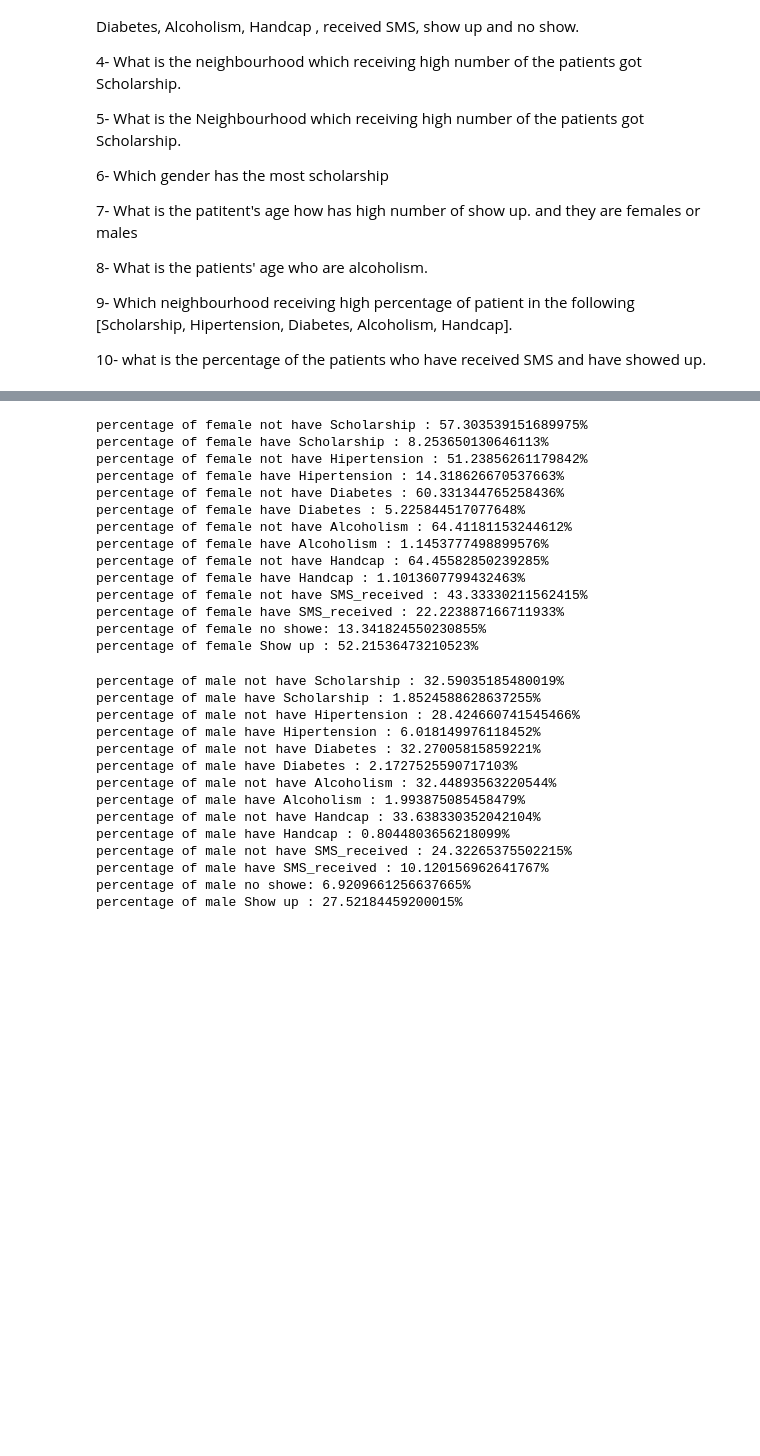
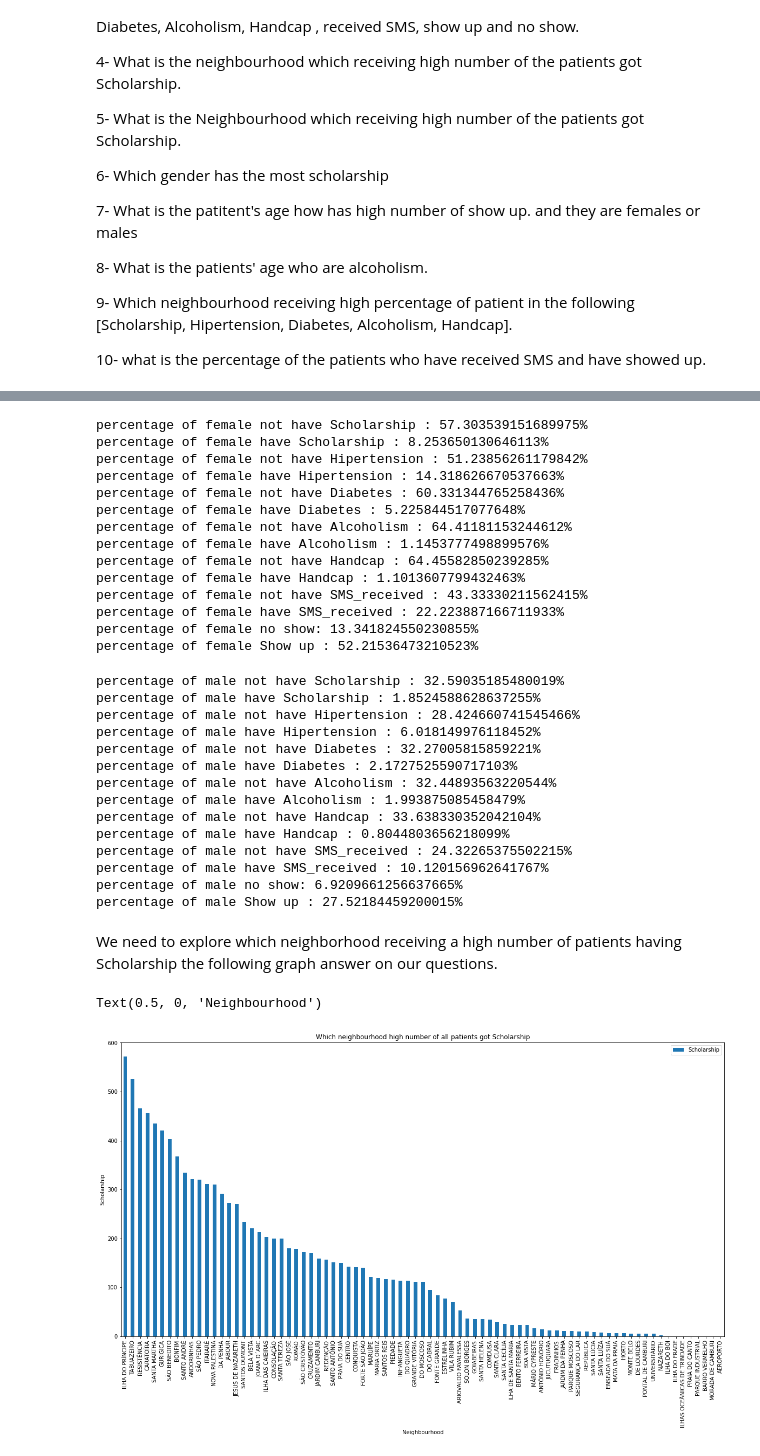
Before and after one commit to MosheWorld/Data-Exploration, a Jupyter notebook: Project 2/Solution.ipynb, the cells around one changed output, grey strips where cells are left out. Cells and saved outputs as stored; diff of their text form; code cells hidden in the pictures; blank space fills up the shorter version.

```diff
--- a/Project 2/Solution.ipynb
+++ b/Project 2/Solution.ipynb
@@ -59,21 +55,15 @@ display(df.describe())
 
 10- what is the percentage of the patients who have received SMS and have showed up.
 # %%
-## Manipulate the data to can use it in analysis process.
-
-df.rename(columns={"No-show": "No_show"}, inplace=True)  # rename column name
-# drop value doesn't meaningful to our analysis.
+df.rename(columns={"No-show": "NoShow"}, inplace=True)
 df.drop(df[df.Handcap.isin([2, 3, 4])].index, inplace=True)
-# drop all ages more than 100 and less than 0
 df = df[(df['Age'] < 100) & (df['Age'] > 0)]
 
-## convert no-show status to numbers no-show =0 , show =1
-df['No_show'] = df['No_show'].str.replace('No', '1')
-df['No_show'] = df['No_show'].str.replace('Yes', '0')
-df['No_show'] = df['No_show'].astype(int)
 
+df['NoShow'] = df['NoShow'].str.replace('No', '1')
+df['NoShow'] = df['NoShow'].str.replace('Yes', '0')
+df['NoShow'] = df['NoShow'].astype(int)
 
-### calculate waiting_timeg
 df['ScheduledDay'] = df['ScheduledDay'].apply(lambda x: datetime.strptime(x, "%Y-%m-%dT%H:%M:%SZ").date())
 df['AppointmentDay'] = df['AppointmentDay'].apply(lambda x: datetime.strptime(x, "%Y-%m-%dT%H:%M:%SZ").date())
 df['Waiting_time'] = (df['AppointmentDay'] - df['ScheduledDay']).astype('timedelta64[D]')
@@ -127,5 +113,4 @@ percentage of patinets Show up : 79.73720932410538%
 # %%
-df_female = df[df['Gender'] == 'F']
 for name in columns:
     calculate_percentage(name, df_female, 'female')
 # %% [output]
@@ -141,10 +126,9 @@ percentage of female not have Handcap : 64.45582850239285%
 percentage of female have Handcap : 1.1013607799432463%
 percentage of female not have SMS_received : 43.33330211562415%
 percentage of female have SMS_received : 22.223887166711933%
-percentage of female no showe: 13.341824550230855%
+percentage of female no show: 13.341824550230855%
 percentage of female Show up : 52.21536473210523%
 # %%
-df_male = df[df['Gender'] == 'M']
 for name in columns:
     calculate_percentage(name, df_male, 'male')
 # %% [output]
@@ -160,5 +144,17 @@ percentage of male not have Handcap : 33.638330352042104%
 percentage of male have Handcap : 0.8044803656218099%
 percentage of male not have SMS_received : 24.32265375502215%
 percentage of male have SMS_received : 10.120156962641767%
-percentage of male no showe: 6.9209661256637665%
+percentage of male no show: 6.9209661256637665%
 percentage of male Show up : 27.52184459200015%
+# %% [markdown]
+We need to explore which neighborhood receiving a high number of patients having Scholarship the following graph answer on our questions.
+# %%
+neighborhood_scholarship_df = df[['Neighbourhood', 'Scholarship']]
+total_results = neighborhood_scholarship_df.groupby(['Neighbourhood']).sum()
+total_results = total_results.sort_values('Scholarship', ascending=False)
+total_results.plot(kind='bar', figsize=(20, 10), title='Which neighbourhood high number of all patients got Scholarship')
+plt.ylabel("Scholarship")
+plt.xlabel("Neighbourhood")
+# %% [output]
+Text(0.5, 0, 'Neighbourhood')
+[figure, added]
```
Also changed, not shown: parts of 20 cells of this notebook.
